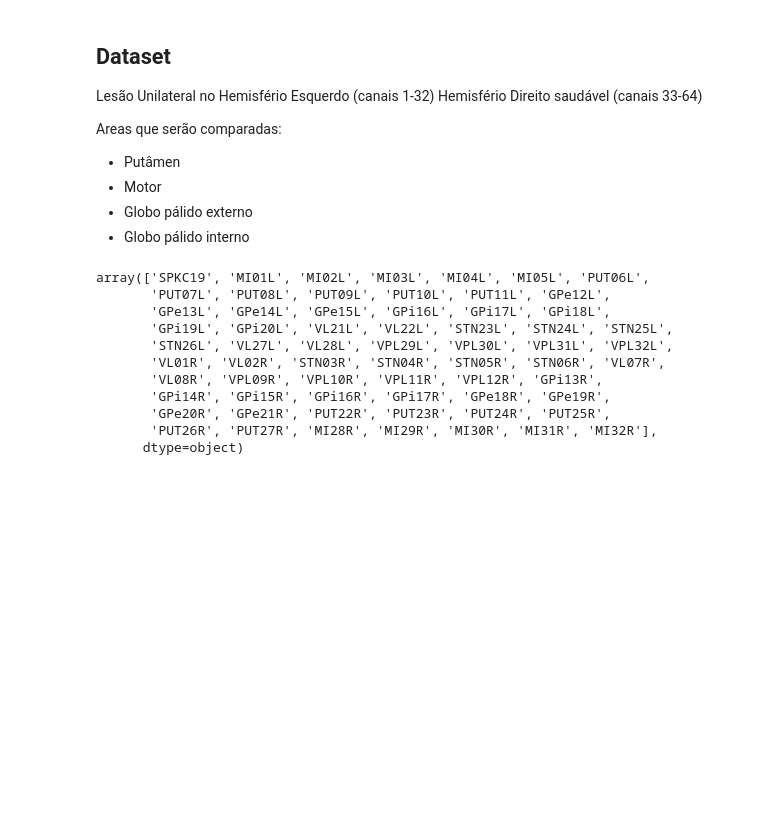
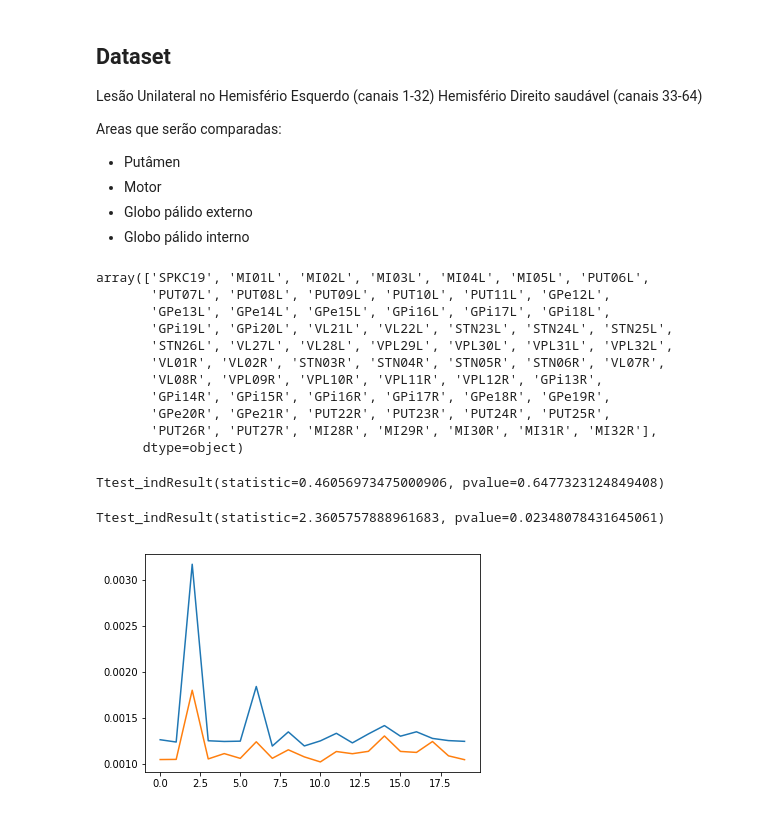
Before and after one commit to chyumin/isd, a Jupyter notebook: final_project/Final project.ipynb, the cells around one changed output. Cells and saved outputs as stored; diff of their text form; code cells hidden in the pictures; blank space fills up the shorter version.

```diff
--- a/final_project/Final project.ipynb
+++ b/final_project/Final project.ipynb
@@ -121,0 +109,21 @@ for time_start in time_starts:
+# %%
+m1_left_rms = get_beta_rms(np.mean(m1_left, axis=0), b=b, a=a)
+put_left_rms = get_beta_rms(np.mean(put_left, axis=0), b=b, a=a)
+gpe_left_rms = get_beta_rms(np.mean(gpe_left, axis=0), b=b, a=a)
+gpi_left_rms = get_beta_rms(np.mean(gpi_left, axis=0), b=b, a=a)
+
+m1_right_rms = get_beta_rms(np.mean(m1_right, axis=0), b=b, a=a)
+put_right_rms = get_beta_rms(np.mean(put_right, axis=0), b=b, a=a)
+gpe_right_rms = get_beta_rms(np.mean(gpe_right, axis=0), b=b, a=a)
+gpi_right_rms = get_beta_rms(np.mean(gpi_right, axis=0), b=b, a=a)
+# %%
+ttest_ind(m1_left_rms, m1_right_rms)
+# %% [output]
+Ttest_indResult(statistic=0.46056973475000906, pvalue=0.6477323124849408)
+# %%
+plt.plot(put_left_rms)
+plt.plot(put_right_rms)
+ttest_ind(put_left_rms, put_right_rms)
+# %% [output]
+Ttest_indResult(statistic=2.3605757888961683, pvalue=0.02348078431645061)
+[figure, added]
```
Also changed, not shown: parts of 6 cells of this notebook.
